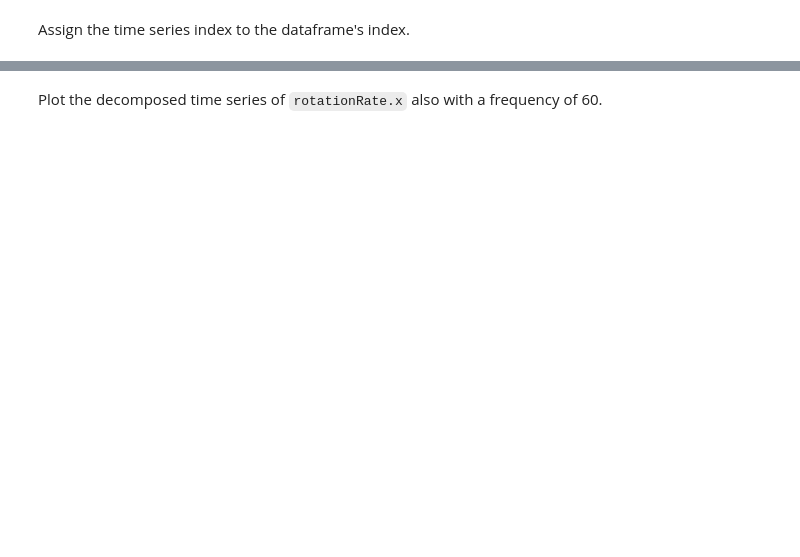
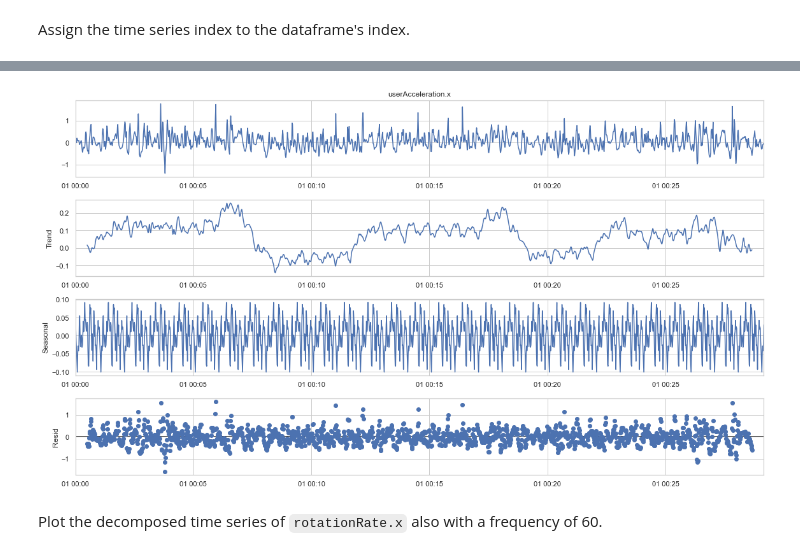
Before and after one commit to Ironhack-data-bcn-january-2023/lab-time-series, a Jupyter notebook: your-code/main.ipynb, the cells around one changed output, grey strips where cells are left out. Drawn from its saved outputs; the diff is of its cells as text; code cells hidden in the pictures; blank space fills up the shorter version.

```diff
--- a/your-code/main.ipynb
+++ b/your-code/main.ipynb
@@ -10,3 +6,34 @@ import numpy as np
+# %%
+# Import numpy and pandas
+import pandas as pd
+import numpy as np
+
+import datetime
+from dateutil.relativedelta import relativedelta
+
+# Viz mantra
+import seaborn as sns
+from matplotlib import pyplot as plt
+%matplotlib inline
+%config Inlinebackend.figure_format = 'retina'
+sns.set_context('poster')
+sns.set(rc={'figure.figsize': (16., 9.)})
+sns.set_style('whitegrid')
+
+from statsmodels.tsa.stattools import adfuller
+
+import plotly.express as px
+import plotly.graph_objects as go
+
+# Statsmodel
+import statsmodels.api as sm
+from statsmodels.graphics.tsaplots import plot_acf, plot_pacf
+from statsmodels.tsa.arima.model import ARIMA
+from statsmodels.tsa.api import SimpleExpSmoothing
+from statsmodels.tsa.seasonal import seasonal_decompose
+
+import warnings
+warnings.filterwarnings('ignore')
 # %% [markdown]
 # Challenge 1 - Loading and Evaluating The Data
 
@@ -70,0 +96,5 @@ To perform time series analysis on the data, we must change the index from a ran
+# %%
+# Your code here:
+dates = pd.date_range("1/1/2018 00:00:00", "1/1/2018 00:29:10", periods=1751)
+dates
+# We could not set the frequency to "Infer" because date_range must have exactly 3 parameters to be able to produce the time series and it threw an error.
@@ -72,3 +115,5 @@ To perform time series analysis on the data, we must change the index from a ran
 Assign the time series index to the dataframe's index.
 # %%
 # Your code here:
+sensor.set_index(dates, inplace=True)
+sensor.head()
@@ -81,2 +131,8 @@ Our next step is to decompose the time series and evaluate the patterns in the d
+# %%
+# Your code here:
+res = seasonal_decompose(sensor["userAcceleration.x"], model='additive', period=60)
+res.plot();
+# %% [output]
+[figure, added]
 # %% [markdown]
 Plot the decomposed time series of `rotationRate.x` also with a frequency of 60.
```
Also changed, not shown: parts of 14 cells of this notebook.
